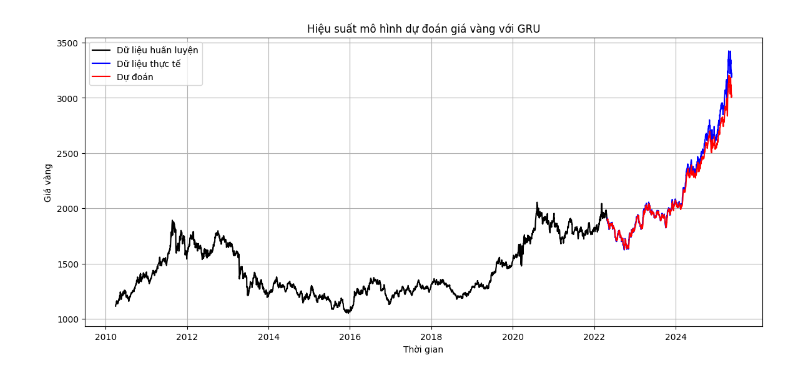
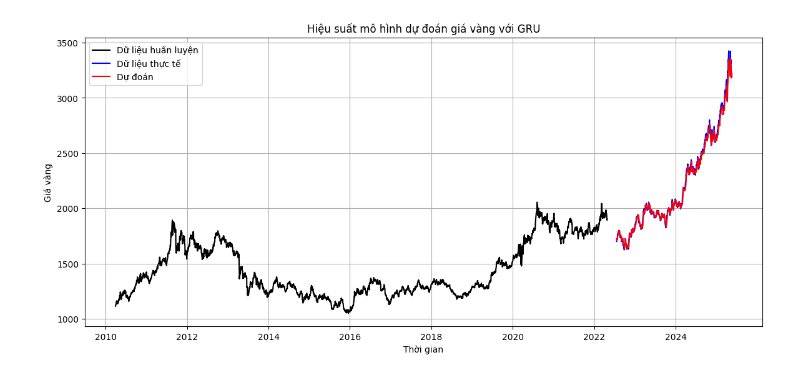
Before and after one commit to VyMinh/DAB_Project, a Jupyter notebook: GRU_fixed.ipynb, the cells around one changed output. Saved outputs shown, nothing was run; the diff lists cells and outputs as text; code cells hidden in the pictures.

Commit message:
Fix input

```diff
--- a/GRU_fixed.ipynb
+++ b/GRU_fixed.ipynb
@@ -44,7 +79,7 @@ test_dates = test_data['Date'].iloc[seq_length:].reset_index(drop=True)
 # %%
 # ======== 2. Xây dựng mô hình GRU ========
 model = Sequential()
-model.add(GRU(64, return_sequences=False, input_shape=(seq_length, 1),
+model.add(GRU(64, return_sequences=False, input_shape=(time_step, 1),
                 kernel_regularizer=regularizers.l2(0.001))) # Thêm L2 regularization
 
 model.add(Dropout(0.2))  # Thêm Dropout để giảm overfit
@@ -119,7 +154,18 @@ WARNING:absl:You are saving your model as an HDF5 file via `model.save()` or `ke
 # %%
 # ======== 5. Dự đoán ========
 y_pred = model.predict(X_test)
-y_test_inv = scaler.inverse_transform(y_test)
-y_pred_inv = scaler.inverse_transform(y_pred)
-train_inv = scaler.inverse_transform(y_train)
+# y_test_inv = scaler.inverse_transform(y_test)
+# y_pred_inv = scaler.inverse_transform(y_pred)
+# train_inv = scaler.inverse_transform(y_train)
+dummy_test_data = np.zeros(shape=(len(y_test), scaler.n_features_in_))
+dummy_test_data[:,0] = y_test.flatten()
+y_test_inv = scaler.inverse_transform(dummy_test_data)[:,0]
+
+dummy_pred_data = np.zeros(shape=(len(y_pred), scaler.n_features_in_))
+dummy_pred_data[:,0] = y_pred.flatten()
+y_pred_inv = scaler.inverse_transform(dummy_pred_data)[:,0]
+
+dummy_train_data = np.zeros(shape=(len(y_train), scaler.n_features_in_))
+dummy_train_data[:,0] = y_train.flatten()
+train_inv = scaler.inverse_transform(dummy_train_data)[:,0]
 # %% [output]
@@ -156,17 +202,17 @@ plt.show()
 # %%
 # ======== 8. Vẽ biểu đồ dự đoán ========
 plt.figure(figsize=(14, 6))
-plt.plot(train_dates, train_inv, label='Dữ liệu huấn luyện', color='black')
-plt.plot(test_dates, y_test_inv, label='Dữ liệu thực tế', color='blue')
-plt.plot(test_dates, y_pred_inv, label='Dự đoán', color='red')
+plt.plot(train_dates_for_plot, train_inv, label='Dữ liệu huấn luyện', color='black') # Sử dụng train_dates_for_plot mới
+plt.plot(test_dates_for_plot, y_test_inv, label='Dữ liệu thực tế', color='blue')   # Sử dụng test_dates_for_plot mới
+plt.plot(test_dates_for_plot, y_pred_inv, label='Dự đoán', color='red')
 plt.title('Hiệu suất mô hình dự đoán giá vàng với GRU')
 plt.xlabel('Thời gian')
 plt.ylabel('Giá vàng')
 plt.legend()
 plt.grid()
 
 years = pd.to_datetime([f'{y}-01-01' for y in range(2010, 2026, 2)])
 plt.xticks(ticks=years, labels=[str(y.year) for y in years])
 plt.show()
 # %% [output]
-[figure, old version]
+[figure, new version]
```
Also changed, not shown: parts of 5 cells of this notebook.
